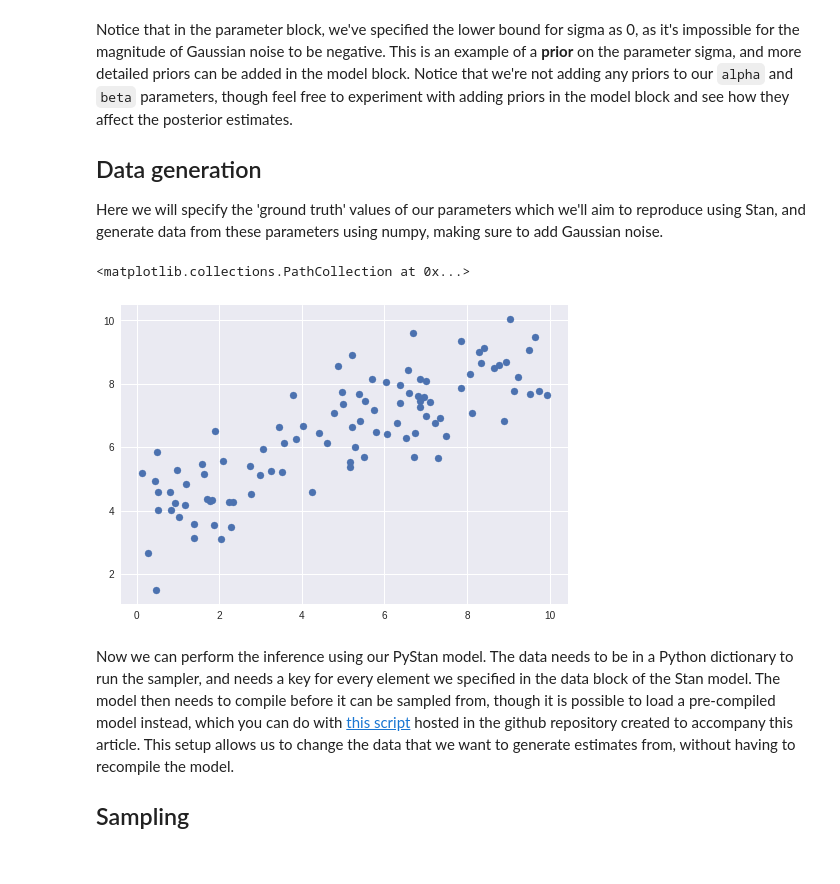
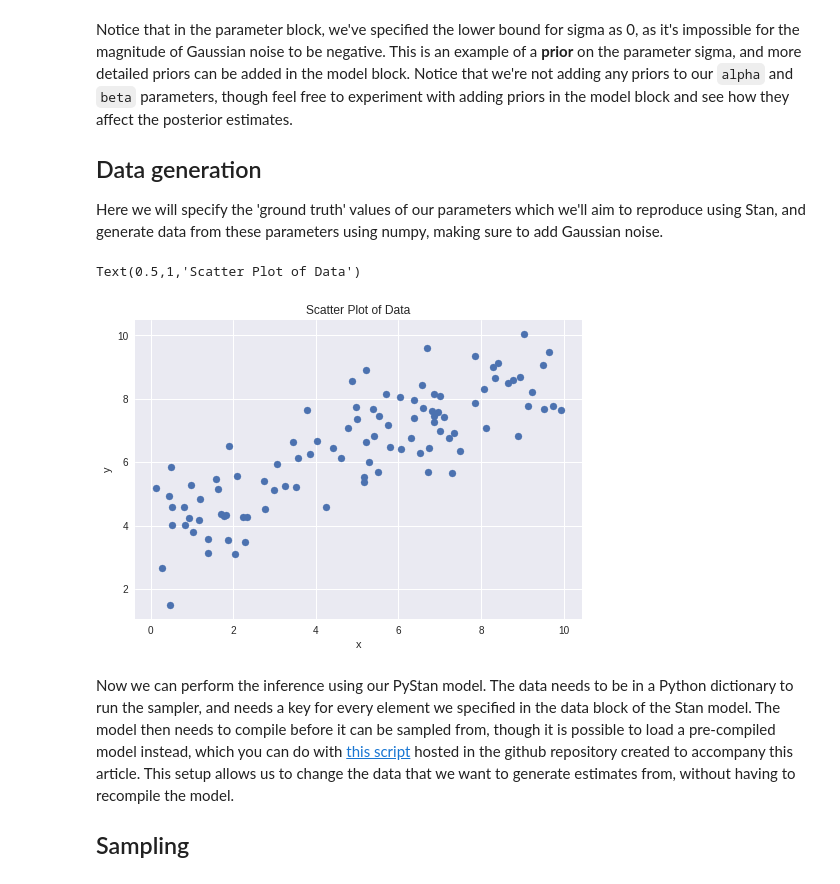
Before and after one commit to mwestt/An-Introduction-to-Bayesian-Inference-in-PyStan, a Jupyter notebook: PyStan.ipynb, the cells around one changed output. Saved outputs shown, nothing was run; the diff lists cells and outputs as text; code cells hidden in the pictures.

Commit message:
add figures

```diff
--- a/PyStan.ipynb
+++ b/PyStan.ipynb
@@ -91,17 +85,21 @@ Here we will specify the 'ground truth' values of our parameters which we'll aim
 # %%
 # Parameters to be inferred
 alpha = 4.0
 beta = 0.5
 sigma = 1.0
 
 # Generate and plot data
 x = 10 * np.random.rand(100)
 y = alpha + beta * x
 y = np.random.normal(y, scale=sigma)
 plt.scatter(x, y)
+
+plt.xlabel('x')
+plt.ylabel('y')
+plt.title('Scatter Plot of Data')
 # %% [output]
-<matplotlib.collections.PathCollection at 0x...>
+Text(0.5,1,'Scatter Plot of Data')
-[figure, old version]
+[figure, new version]
 # %% [markdown]
 Now we can perform the inference using our PyStan model. The data needs to be in a Python dictionary to run the sampler, and needs a key for every element we specified in the data block of the Stan model. The model then needs to compile before it can be sampled from, though it is possible to load a pre-compiled model instead, which you can do with [this script](https://github.com/mwestt/An-Introduction-to-Bayesian-Inference-in-PyStan/blob/master/PyStan_plotting.py) hosted in the github repository created to accompany this article. This setup allows us to change the data that we want to generate estimates from, without having to recompile the model.
 
```
Also changed, not shown: parts of 13 cells of this notebook, 7 other files.
